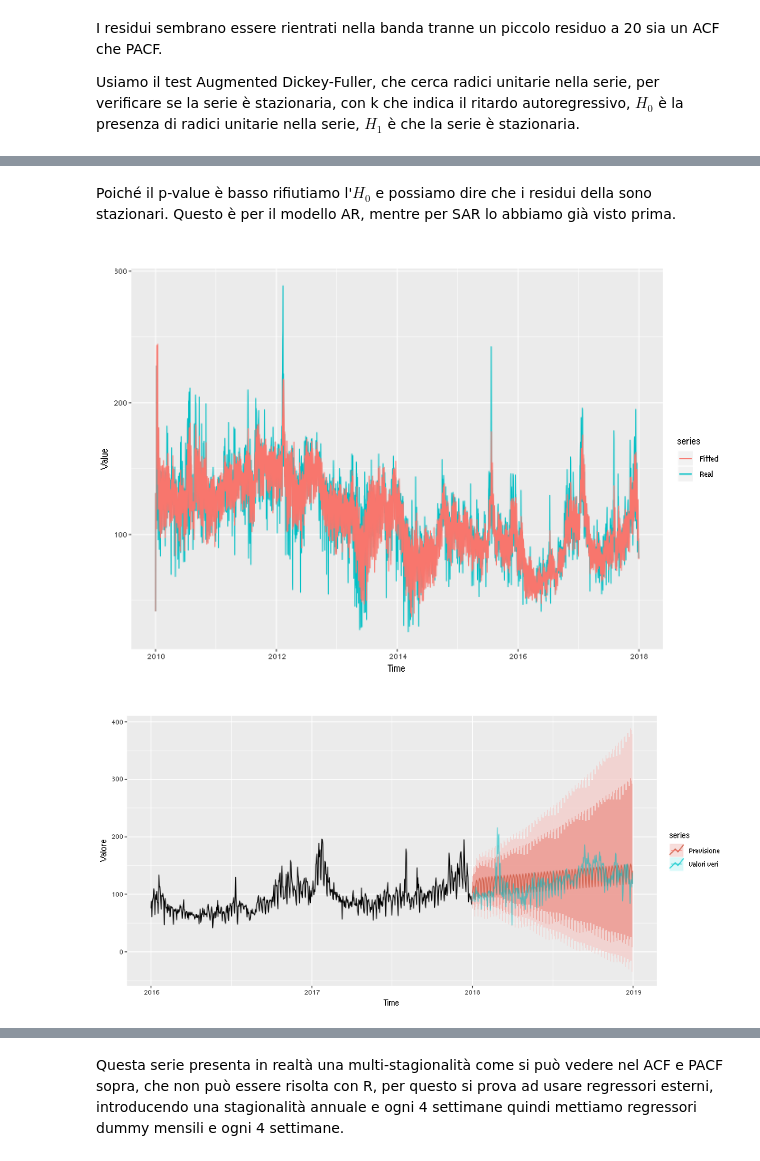
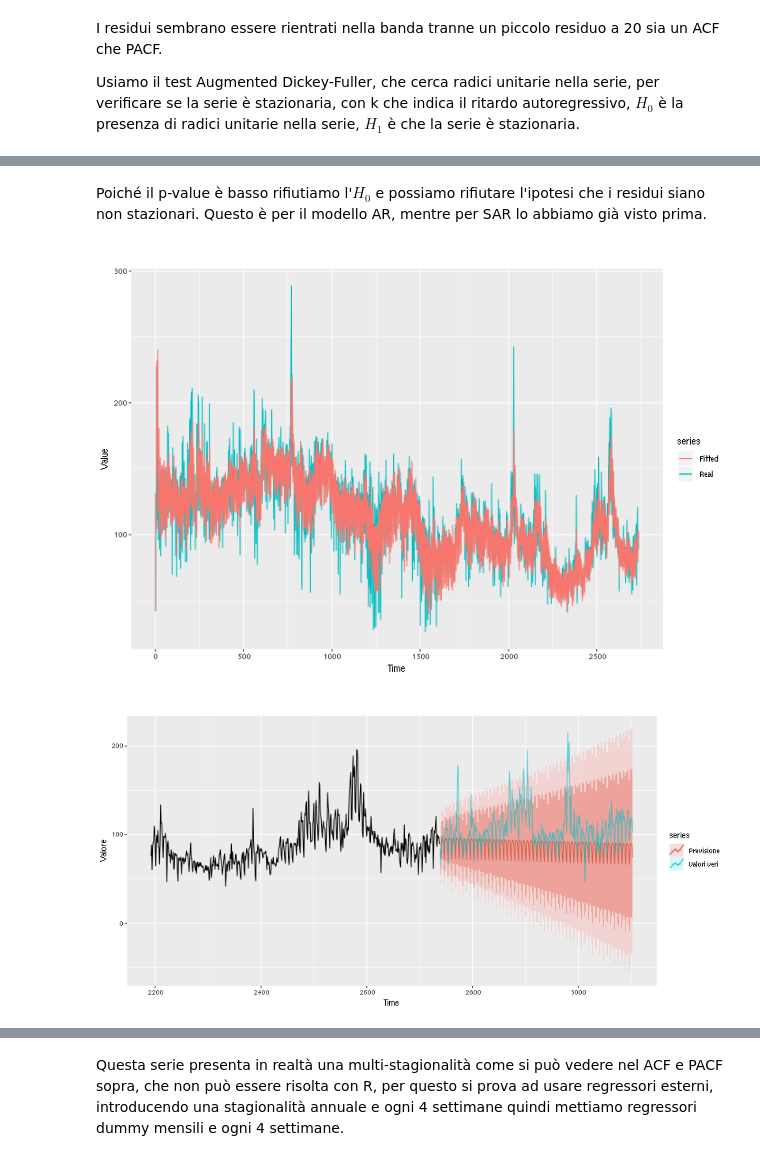
Before and after one commit to pkasela/Time_Series-Project, a Jupyter notebook: Pranav_Kasela_846965.ipynb, the cells around one changed output, grey strips where cells are left out. Cells and saved outputs as stored; diff of their text form; code cells hidden in the pictures.

Commit message:
Completed Linear models

```diff
--- a/Pranav_Kasela_846965.ipynb
+++ b/Pranav_Kasela_846965.ipynb
@@ -43,0 +27,10 @@ print(head(df))
+# %%
+%%R
+
+path <- ""
+path <- "/content/drive/My Drive/ts_proj/"
+
+df <- read.csv2(paste0(path,"time_series_dataset.csv"), dec = ".")
+df$Data <- as.Date(df$Data)
+
+print(head(df))
@@ -45,10 +46,10 @@ print(head(df))
 Splittiamo il dataset in train e test per verificare come va il modello su nuovi dati.
 # %%
 %%R -w 800 -h 400
-idata <- ts(df$value, start=c(2010,1), frequency=365)
-train <- window(idata, start=c(2010,1), end=c(2017,365))
-#train <- df[1:(nrow(df) - 365),] #last one year is for validation
-test <- window(idata, start=c(2018,1), end=c(2018,365))
+idata <- xts(df$value, start=c(2010,1), order.by=df$Data)
 
-autoplot(cbind(train, test)) + ylab("value")
+train <- idata["2010-01-01/2017-06-30"]
+validation <- idata["2017-07-01/2018-12-31"]
+
+autoplot(cbind(train, validation), facet=NULL) + ylab("value")
 # %% [output]
@@ -206,3 +214,12 @@ Wall time: 11min 31s
+# %%
+%%R
+
+xts_to_ts <- function(x, start="2010-01-01"){
+    n <- length(x)
+    ind <- as.numeric(index(x) - as.Date(start))
+    tsx <- ts(x, start=ind[1]+1, end=ind[n]+1, frequency=frequency(x))
+    tsx
+}
 # %%
 %%R -w 700
 
@@ -260,7 +277,8 @@ Modulo delle radici troppo vicino ad 1, significa che bisogna integrare (in effe
 # %%
 %%time
 %%R -w 800 -h 400
-mod2 <- Arima(train, c(6,1,6), list(order=c(1,1,1), period=7), lambda = "auto")
+mod2 <- Arima(train, c(6,1,6), list(order=c(1,1,1), period=7),
+                          lambda = "auto")
 
 ggtsdisplay_2(mod2$residuals, lag.max = 40)
 mod2
@@ -308,25 +326,25 @@ alternative hypothesis: stationary
 [figure]
 # %% [markdown]
-Poiché il p-value è basso rifiutiamo l'$H_0$ e possiamo dire che i residui della sono stazionari. Questo è per il modello AR, mentre per SAR lo abbiamo già visto prima.
+Poiché il p-value è basso rifiutiamo l'$H_0$ e possiamo rifiutare l'ipotesi che i residui siano non stazionari. Questo è per il modello AR, mentre per SAR lo abbiamo già visto prima.
 # %%
 %%R -w 700
 
-autoplot(train, series="Real")+
+autoplot(xts_to_ts(train), series="Real")+
   autolayer(mod2$fitted, series="Fitted")+
   ylab("Value")
 # %% [output]
-[figure, old version]
+[figure, new version]
 # %%
 %%R -w 800 -h 400
 pred <- forecast(mod2, h=365)
 
-autoplot(window(idata, start=c(2016,1), end=c(2017,365))) +
+autoplot(xts_to_ts(idata["2016-01-01/2017-06-30"])) +
   autolayer(pred,series="Previsione", alpha=0.7) +
-  autolayer(test, series="Valori veri", alpha=0.6) +
+  autolayer(xts_to_ts(validation["2017-07-01/2018-06-30"]), series="Valori veri", alpha=0.6) +
   xlab("Time") +
   ylab("Valore")
 # %% [output]
-[figure, old version]
+[figure, new version]
 # %%
 %%R -w 800
 ggtsdisplay_2(mod2$residuals, lag.max = 365*2)
```
Also changed, not shown: parts of 65 cells of this notebook, 11 other files.
